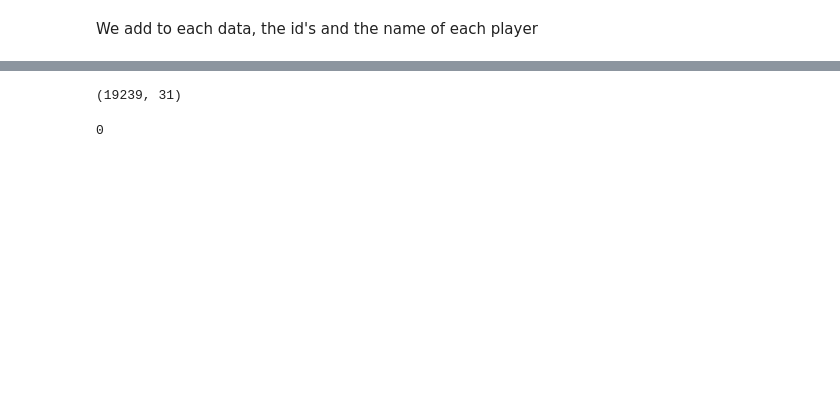
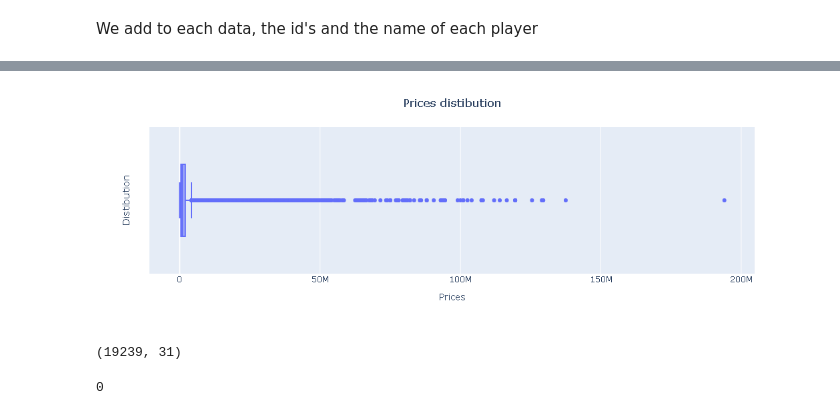
Before and after one commit to Gersoning/players_analysis, a Jupyter notebook: players_analysis.ipynb, the cells around one changed output, grey strips where cells are left out. Saved outputs shown, nothing was run; the diff lists cells and outputs as text; code cells hidden in the pictures; blank space fills up the shorter version.

```diff
--- a/players_analysis.ipynb
+++ b/players_analysis.ipynb
@@ -75,3 +173,13 @@ datas[0].head(3)
+# %%
+fig = px.box(values, x="value_eur")
+fig.update_layout(
+    title = 'Prices distibution',
+    title_x = 0.5,
+    xaxis_title = "Prices",
+    yaxis_title = "Distibution")
+fig.show()
+# %% [output]
+[figure, added]
 # %%
 total_stats.shape
 # %% [output]
```
Also changed, not shown: parts of 35 cells of this notebook.
